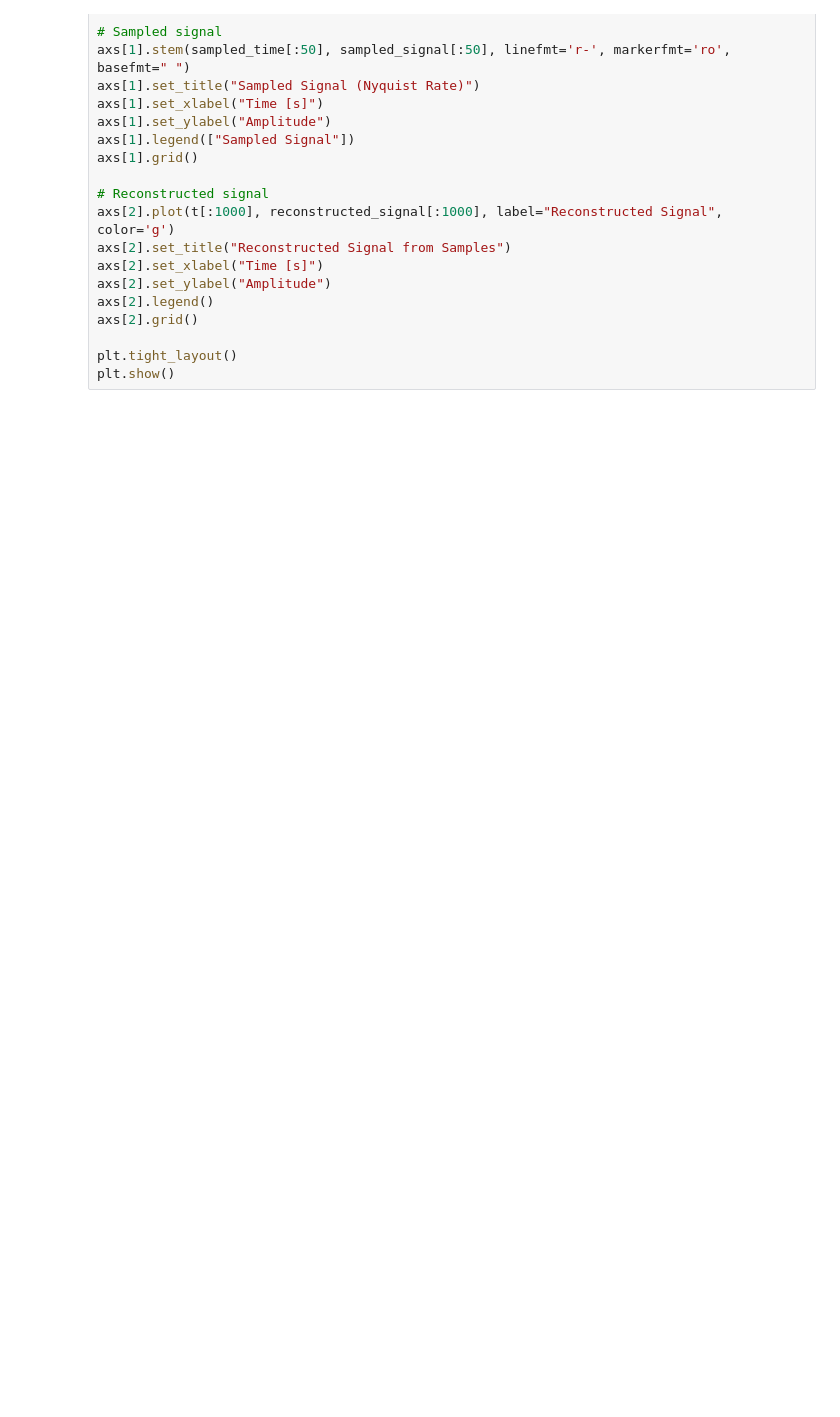
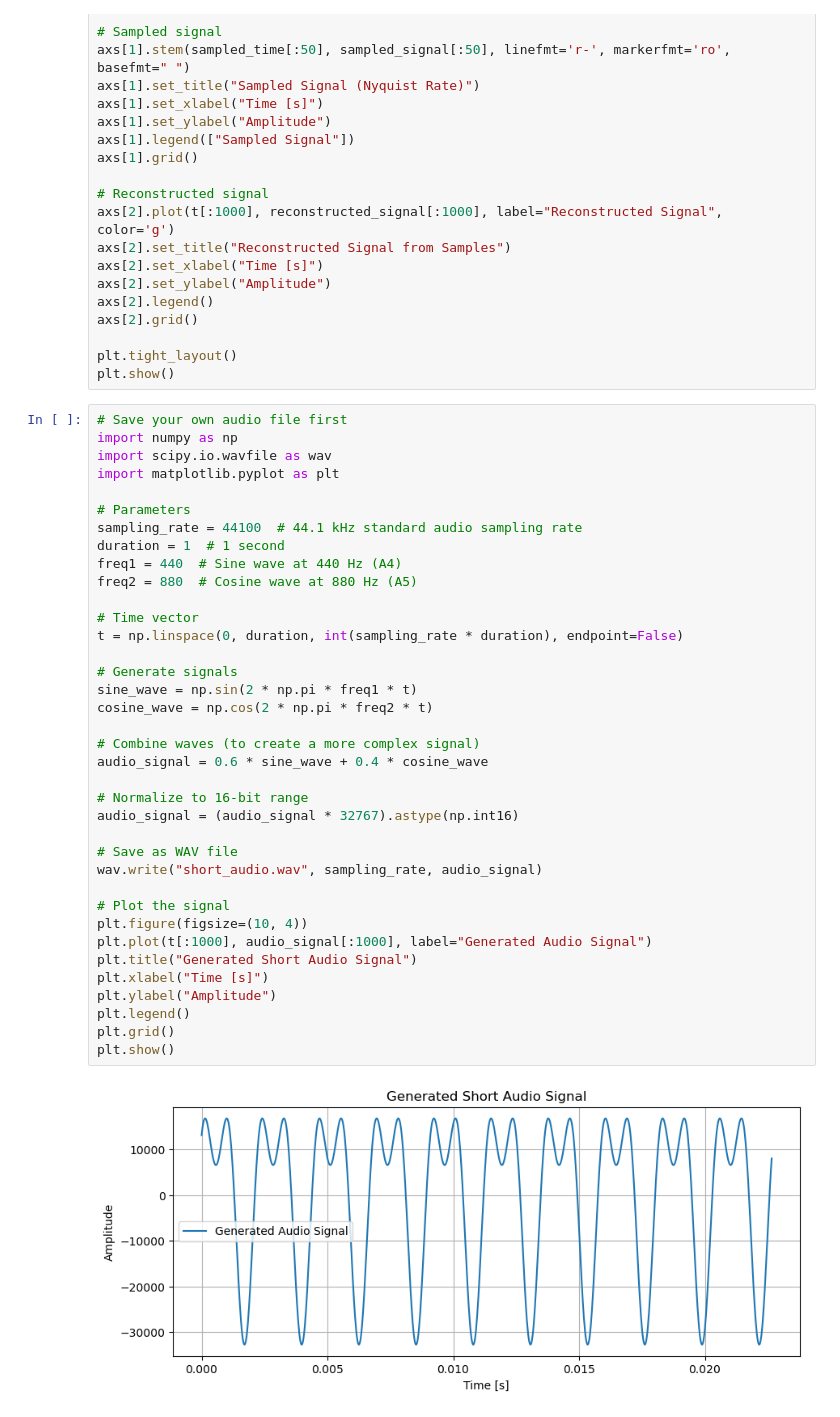
Before and after one commit to Sansub471/DataVisualization, a Jupyter notebook: pandas_classes/signal/signal.ipynb, the cells around one changed output. Saved outputs shown, nothing was run; the diff lists cells and outputs as text; blank space fills up the shorter version.

Commit message:
Sample audio file, signal sampling, reconstructin and correlation.

```diff
--- a/pandas_classes/signal/signal.ipynb
+++ b/pandas_classes/signal/signal.ipynb
@@ -154,3 +154,42 @@ axs[2].grid()
 
 plt.tight_layout()
 plt.show()
+# %%
+# Save your own audio file first
+import numpy as np
+import scipy.io.wavfile as wav
+import matplotlib.pyplot as plt
+
+# Parameters
+sampling_rate = 44100  # 44.1 kHz standard audio sampling rate
+duration = 1  # 1 second
+freq1 = 440  # Sine wave at 440 Hz (A4)
+freq2 = 880  # Cosine wave at 880 Hz (A5)
+
+# Time vector
+t = np.linspace(0, duration, int(sampling_rate * duration), endpoint=False)
+
+# Generate signals
+sine_wave = np.sin(2 * np.pi * freq1 * t)
+cosine_wave = np.cos(2 * np.pi * freq2 * t)
+
+# Combine waves (to create a more complex signal)
+audio_signal = 0.6 * sine_wave + 0.4 * cosine_wave
+
+# Normalize to 16-bit range
+audio_signal = (audio_signal * 32767).astype(np.int16)
+
+# Save as WAV file
+wav.write("short_audio.wav", sampling_rate, audio_signal)
+
+# Plot the signal
+plt.figure(figsize=(10, 4))
+plt.plot(t[:1000], audio_signal[:1000], label="Generated Audio Signal")
+plt.title("Generated Short Audio Signal")
+plt.xlabel("Time [s]")
+plt.ylabel("Amplitude")
+plt.legend()
+plt.grid()
+plt.show()
+# %% [output]
+[figure, added]
```
Also changed, not shown: parts of 1 cell of this notebook, 5 other files.
